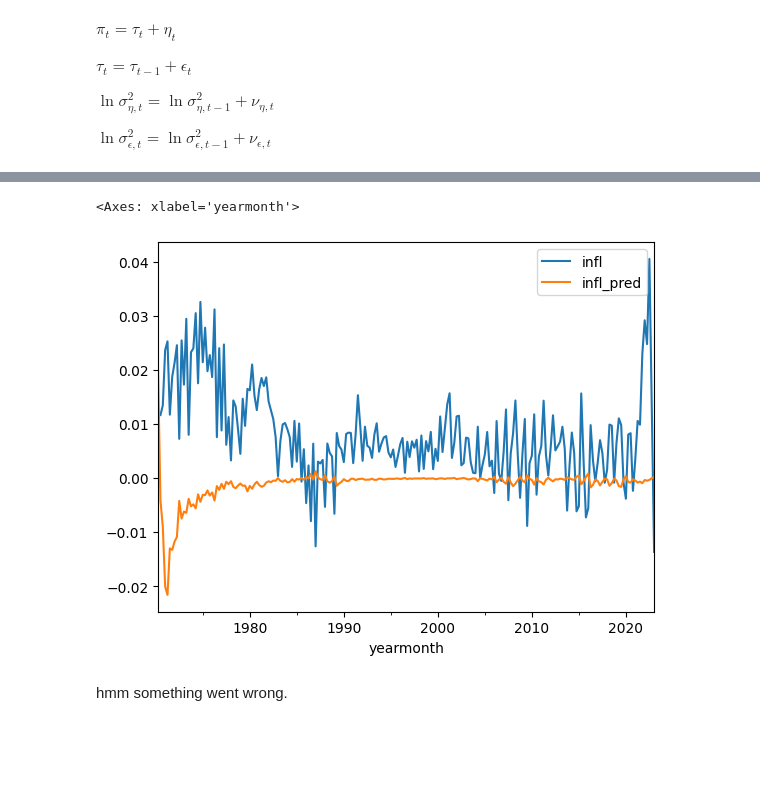
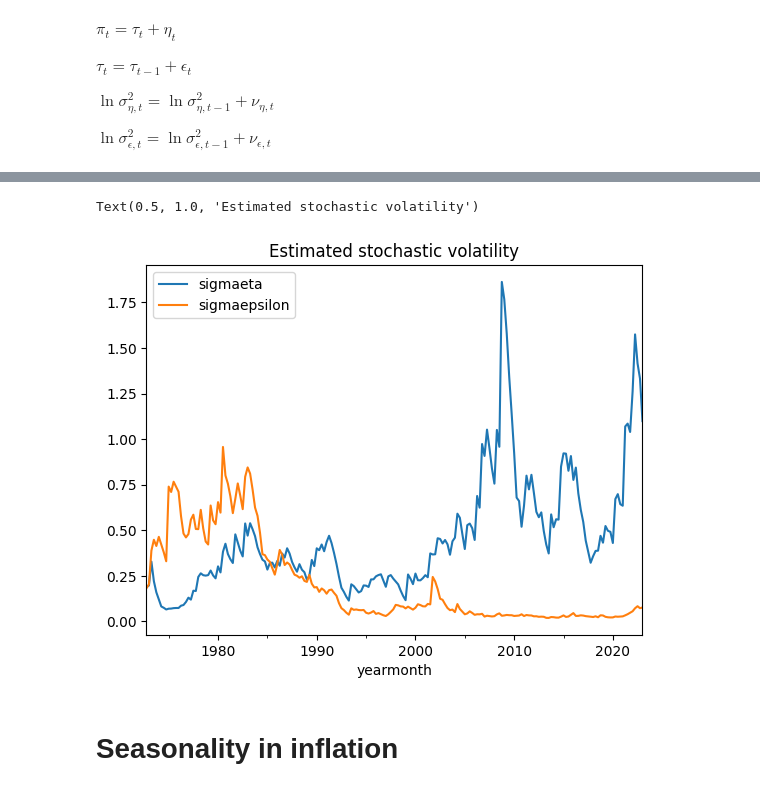
Before and after one commit to mvanaltvorst/seminar, a Jupyter notebook: notebooks/explore/ucsv_particle_filter.ipynb, the cells around one changed output, grey strips where cells are left out. Cells and saved outputs as stored; diff of their text form; code cells hidden in the pictures; blank space fills up the shorter version.

```diff
--- a/notebooks/explore/ucsv_particle_filter.ipynb
+++ b/notebooks/explore/ucsv_particle_filter.ipynb
@@ -244,9 +159,8 @@ merged[["lnsetasq", "lnsepsilonsq"]].plot()
-# %%
-merged["infl_pred"] = (merged["tau"] / merged["pi"]) - 1
-merged["infl"] = merged["pi"].pct_change()
-merged[["infl", "infl_pred"]].plot()
-# %% [output]
-<Axes: xlabel='yearmonth'>
-[figure, removed]
-# %% [markdown]
-hmm something went wrong.
+# %%
+merged[["sigmaeta", "sigmaepsilon"]].iloc[10:].plot()
+plt.title("Estimated stochastic volatility")
+# %% [output]
+Text(0.5, 1.0, 'Estimated stochastic volatility')
+[figure, added]
+# %% [markdown]
+# Seasonality in inflation
```
Also changed, not shown: parts of 13 cells of this notebook.
